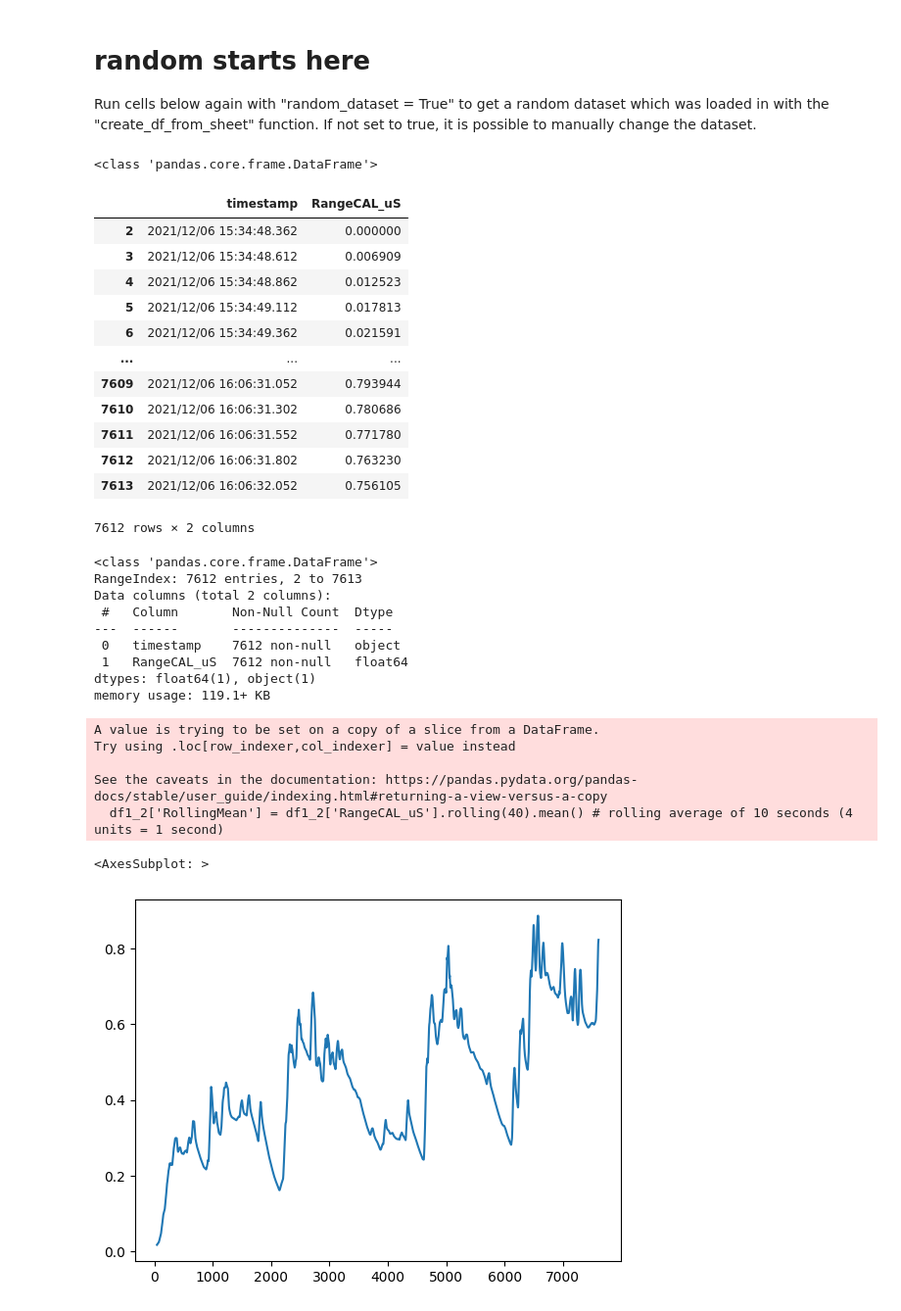
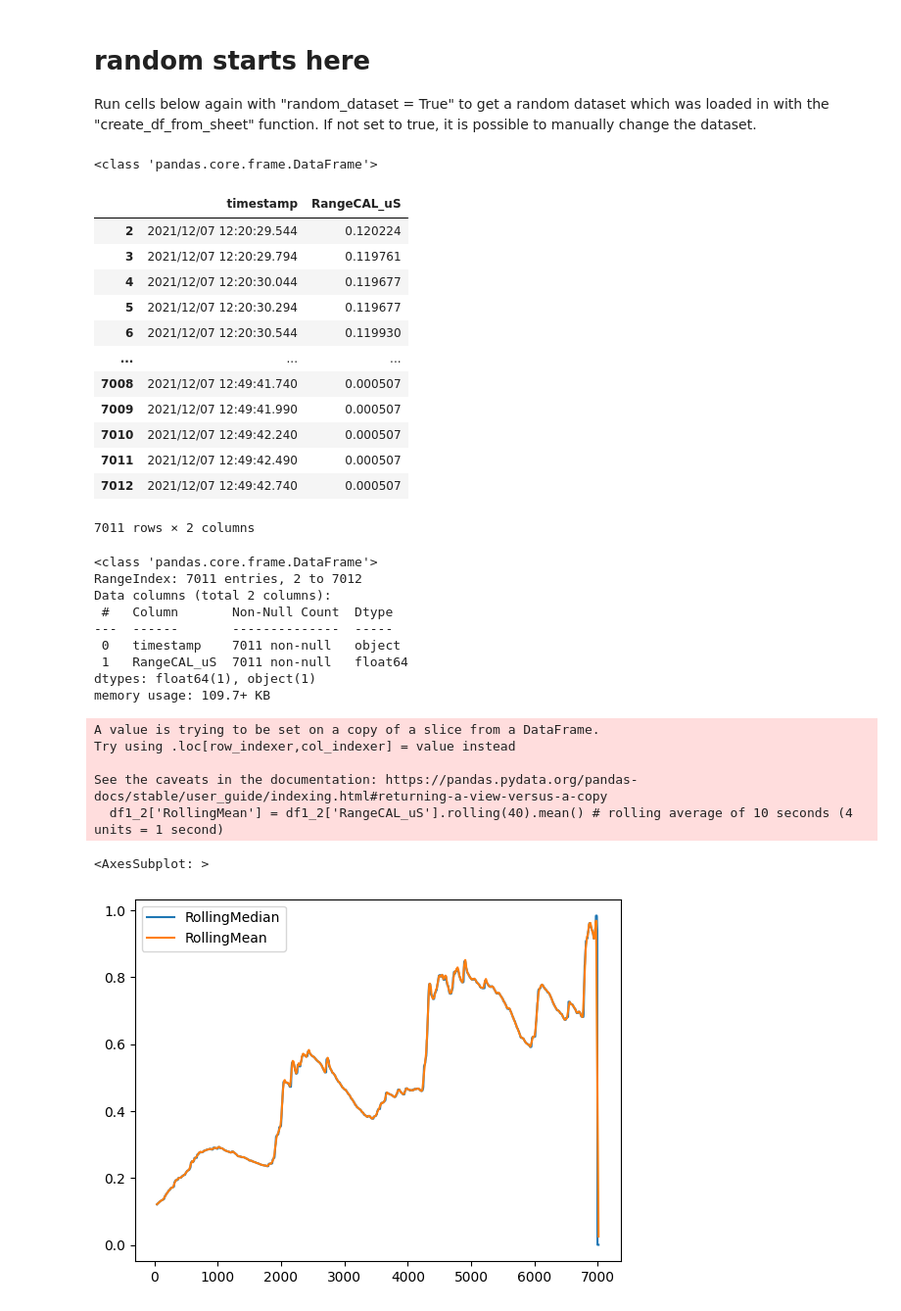
Before and after one commit to Inn0/STP1StressVisualisation, a Jupyter notebook: StressThreshold.ipynb, the cells around one changed output. Shown at 98% size. Drawn from its saved outputs; the diff is of its cells as text; code cells hidden in the pictures.

```diff
--- a/StressThreshold.ipynb
+++ b/StressThreshold.ipynb
@@ -132,58 +128,56 @@ scaler = MinMaxScaler()
 
 random_dataset = True
 
-dfTemp=datasetArray[0]
+dfTemp= test612_1#datasetArray[0]
 if(random_dataset):
     dfTemp =  np.random.choice(datasetArray)
     print(type(dfTemp))
 
 dfTemp['RangeCAL_uS'] = scaler.fit_transform(dfTemp[['RangeCAL_uS']])
 
-df1_1 = dfTemp.iloc[:, [0, 1]]
+# df1_1 = dfTemp.iloc[:, [0, 1]] # calibration value, unused
 df1_2 = dfTemp.iloc[:, [0, 2]]
-df1_3 = dfTemp.iloc[:, [0, 3]]
+# df1_3 = dfTemp.iloc[:, [0, 3]] # secondary sensor with basically the same values as the first, but with inverted values. unused.
 df1_2
 # %% [output]
 <class 'pandas.core.frame.DataFrame'>
 |  | timestamp | RangeCAL_uS |
-| 2 | 2021/12/06 15:34:48.362 | 0.000000 |
-| 3 | 2021/12/06 15:34:48.612 | 0.006909 |
-| 4 | 2021/12/06 15:34:48.862 | 0.012523 |
-| 5 | 2021/12/06 15:34:49.112 | 0.017813 |
-| 6 | 2021/12/06 15:34:49.362 | 0.021591 |
+| 2 | 2021/12/07 12:20:29.544 | 0.120224 |
+| 3 | 2021/12/07 12:20:29.794 | 0.119761 |
+| 4 | 2021/12/07 12:20:30.044 | 0.119677 |
+| 5 | 2021/12/07 12:20:30.294 | 0.119677 |
+| 6 | 2021/12/07 12:20:30.544 | 0.119930 |
 | ... | ... | ... |
-| 7609 | 2021/12/06 16:06:31.052 | 0.793944 |
-| 7610 | 2021/12/06 16:06:31.302 | 0.780686 |
-| 7611 | 2021/12/06 16:06:31.552 | 0.771780 |
-| 7612 | 2021/12/06 16:06:31.802 | 0.763230 |
-| 7613 | 2021/12/06 16:06:32.052 | 0.756105 |
+| 7008 | 2021/12/07 12:49:41.740 | 0.000507 |
+| 7009 | 2021/12/07 12:49:41.990 | 0.000507 |
+| 7010 | 2021/12/07 12:49:42.240 | 0.000507 |
+| 7011 | 2021/12/07 12:49:42.490 | 0.000507 |
+| 7012 | 2021/12/07 12:49:42.740 | 0.000507 |
-7612 rows × 2 columns
+7011 rows × 2 columns
 # %%
-
 df1_2.info()
 df1_2['RollingMean'] = df1_2['RangeCAL_uS'].rolling(40).mean() # rolling average of 10 seconds (4 units = 1 second)
-
 df1_2['RollingMedian'] = df1_2['RangeCAL_uS'].rolling(40).median() # rolling median of 10 seconds
 df1_2['deltaMean'] = df1_2.RollingMean.diff(periods =1)
 df1_2['deltaMedian'] = df1_2.RollingMedian.diff(periods =1)
-df1_2['RollingMean'].plot()
+df1_2[['RollingMedian', 'RollingMean']].plot()
 # %% [output]
 <class 'pandas.core.frame.DataFrame'>
-RangeIndex: 7612 entries, 2 to 7613
+RangeIndex: 7011 entries, 2 to 7012
 Data columns (total 2 columns):
  #   Column       Non-Null Count  Dtype
 ---  ------       --------------  -----
- 0   timestamp    7612 non-null   object
- 1   RangeCAL_uS  7612 non-null   float64
+ 0   timestamp    7011 non-null   object
+ 1   RangeCAL_uS  7011 non-null   float64
 dtypes: float64(1), object(1)
-memory usage: 119.1+ KB
+memory usage: 109.7+ KB
 A value is trying to be set on a copy of a slice from a DataFrame.
 Try using .loc[row_indexer,col_indexer] = value instead
 
 See the caveats in the documentation: https://pandas.pydata.org/pandas-docs/stable/user_guide/indexing.html#returning-a-view-versus-a-copy
   df1_2['RollingMean'] = df1_2['RangeCAL_uS'].rolling(40).mean() # rolling average of 10 seconds (4 units = 1 second)
 <AxesSubplot: >
-[figure, old version]
+[figure, new version]
 # %%
 anomaly_detection_df = df1_2[['timestamp', 'deltaMean', 'RollingMean']].copy().dropna()
 anomaly_detection_df = anomaly_detection_df.reset_index()
```
Also changed, not shown: parts of 10 cells of this notebook.
